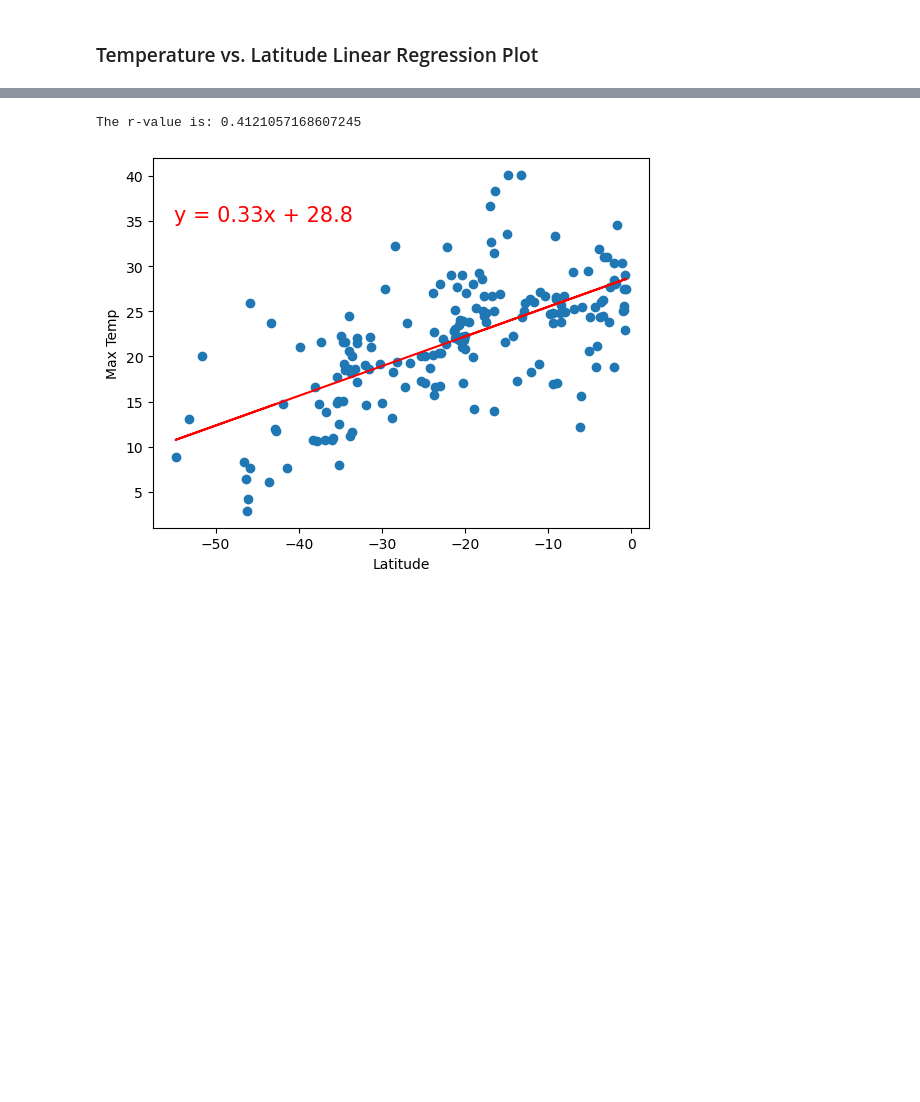
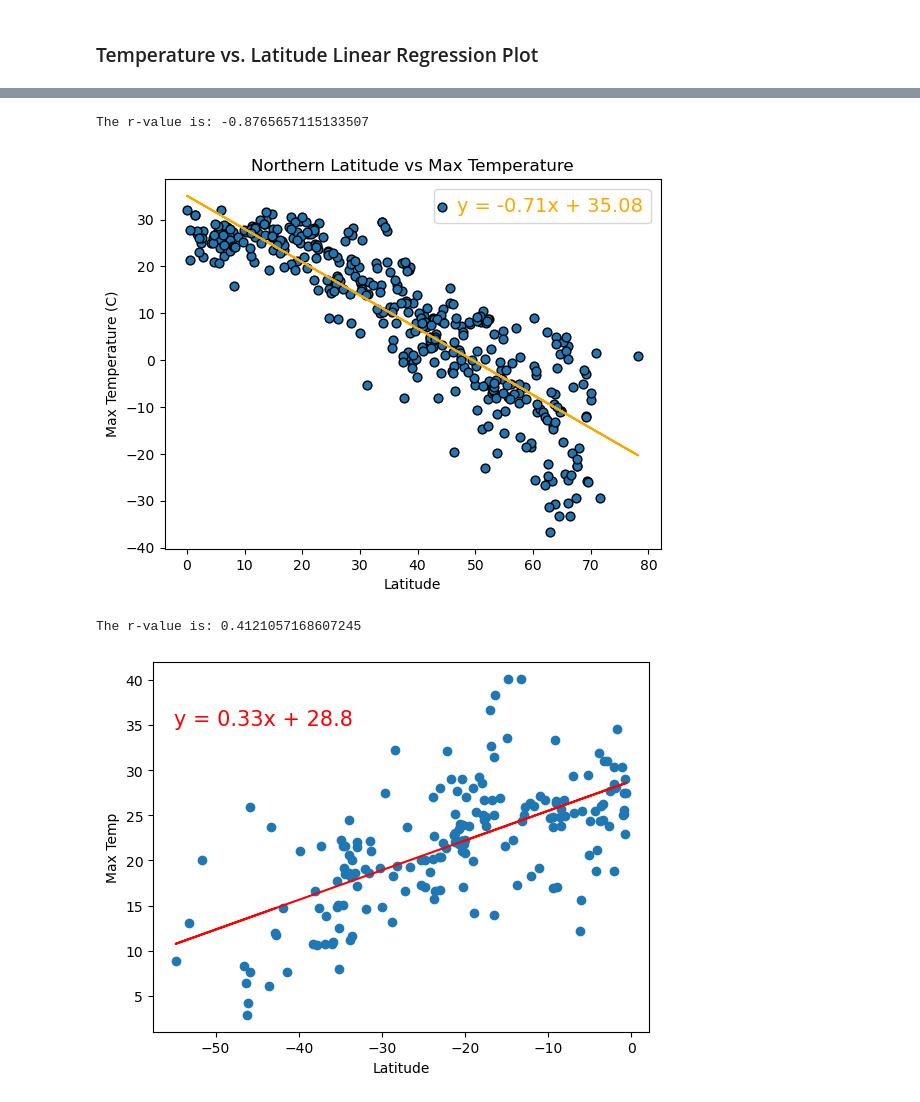
Before and after one commit to siobyrne/python-api-challenge, a Jupyter notebook: WeatherPy.ipynb, the cells around one changed output, grey strips where cells are left out. Drawn from its saved outputs; the diff is of its cells as text; code cells hidden in the pictures; blank space fills up the shorter version.

```diff
--- a/WeatherPy.ipynb
+++ b/WeatherPy.ipynb
@@ -268,2 +268,17 @@ plt.show()
+# %%
+# Define a function to create Linear Regression plots
+def reg(df, x, y):
+    # plot scatter
+    df.plot.scatter(x, y, s=40, edgecolor="black")
+    plt.xlabel('Latitude')
+
+    lr = linregress(df[x], df[y])
+    tmp = lr.slope * df[x] + lr.intercept
+
+    print(f"The r-value is: {lr.rvalue}")
+
+    plt.plot(df[x], tmp, color='orange')
+    _ = f'y = {lr.slope:.2f}x + {lr.intercept:.2f}'
+    plt.legend([_], loc='best', labelcolor='orange', fontsize=14, handlelength=0)
 # %%
 # Create a DataFrame with the Northern Hemisphere data (Latitude >= 0)
@@ -304,3 +311,13 @@ The r-value is: 0.7161472181434118
+# %%
+# Linear regression on Northern Hemisphere
+reg(northern_df, 'Lat', 'Max Temp')
+plt.ylabel("Max Temperature (C)")
+plt.title(f"Northern Latitude vs Max Temperature")
+
+plt.savefig("output_data/north_temp.png")
+# %% [output]
+The r-value is: -0.8765657115133507
+[figure, added]
 # %%
 # Linear regression on Southern Hemisphere
 # YOUR CODE HERE
```
Also changed, not shown: parts of 5 cells of this notebook, 2 other files.
